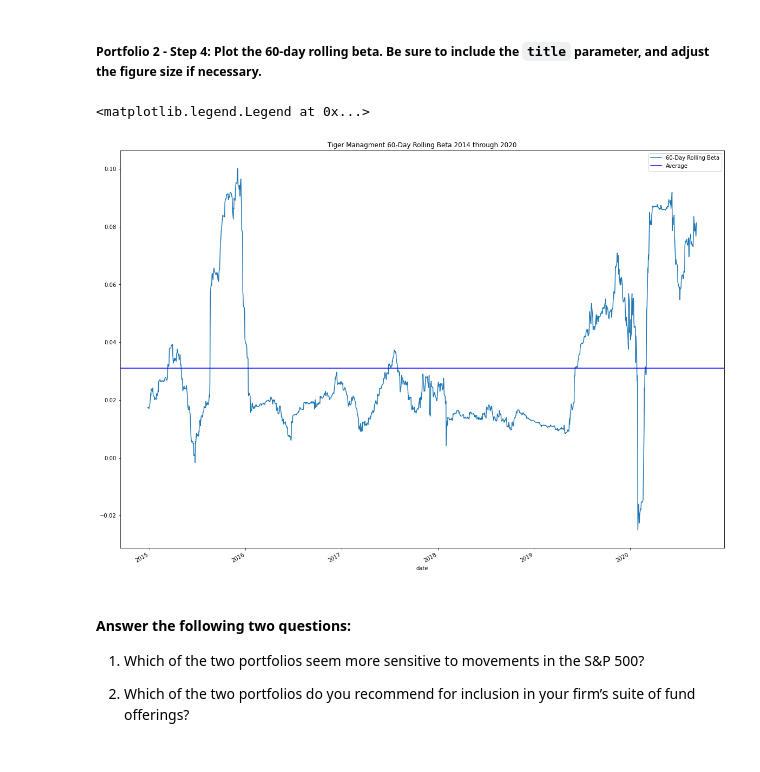
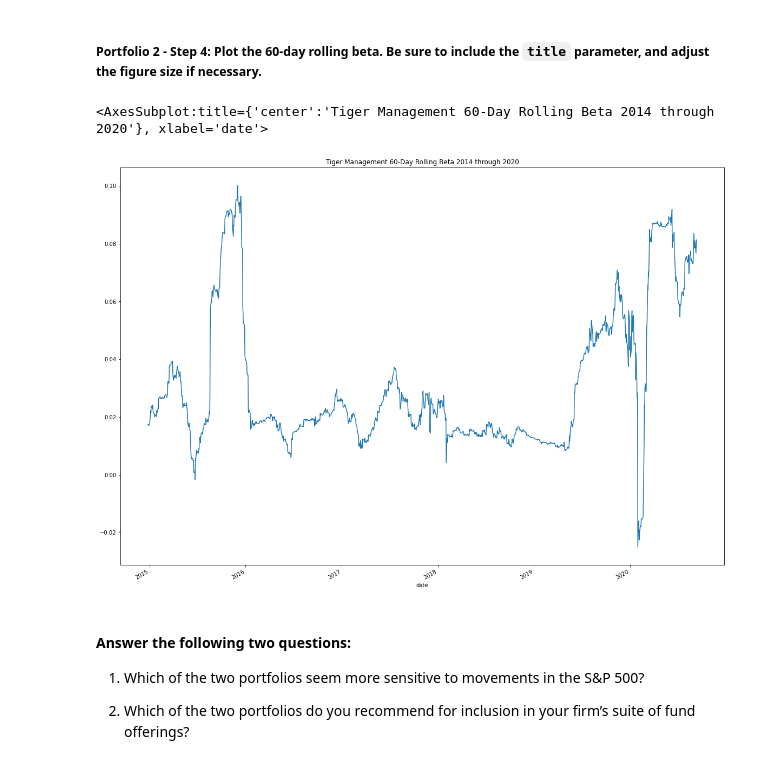
Before and after one commit to Hderek22/Module_4, a Jupyter notebook: module_4/risk_return_analysis.ipynb, the cells around one changed output. Cells and saved outputs as stored; diff of their text form; code cells hidden in the pictures.

```diff
--- a/module_4/risk_return_analysis.ipynb
+++ b/module_4/risk_return_analysis.ipynb
@@ -461,12 +461,12 @@ beta_tiger.mean()
 # %%
 # Plot the rolling beta
 # Include a title parameter and adjust the figure size
-ax = beta_tiger.plot(title='Tiger Managment 60-Day Rolling Beta 2014 through 2020',figsize=(20,15))
-ax.axhline(y=beta_tiger.mean(), color = 'b')
-ax.legend(['60-Day Rolling Beta','Average'])
+beta_tiger.plot(title='Tiger Management 60-Day Rolling Beta 2014 through 2020',
+                figsize=(20,15)
+               )
 # %% [output]
-<matplotlib.legend.Legend at 0x...>
+<AxesSubplot:title={'center':'Tiger Management 60-Day Rolling Beta 2014 through 2020'}, xlabel='date'>
-[figure, old version]
+[figure, new version]
 # %% [markdown]
 #### Answer the following two questions:
 
```
Also changed, not shown: parts of 3 cells of this notebook.
